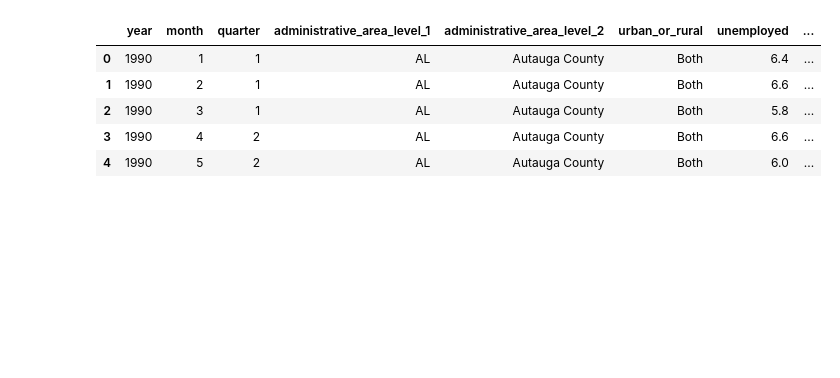
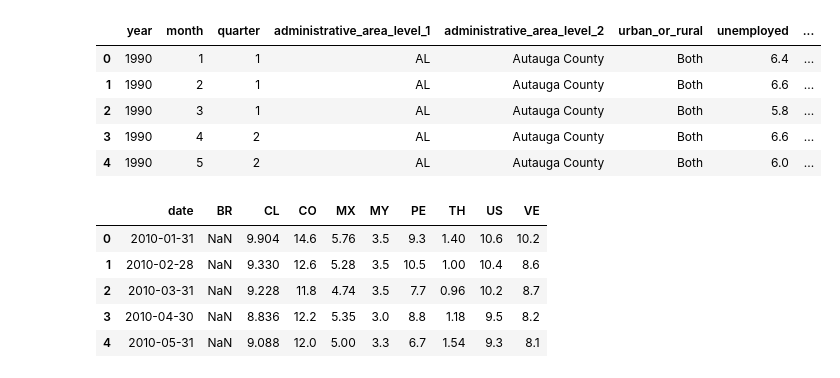
Before and after one commit to spfraib/twitter, a Jupyter notebook: 6-mentions/6.2-get-survey-predictions-from-mentions-counts.ipynb, the cells around one changed output. Cells and saved outputs as stored; diff of their text form; code cells hidden in the pictures; blank space fills up the shorter version.

Commit message:
more surveys

```diff
--- a/6-mentions/6.2-get-survey-predictions-from-mentions-counts.ipynb
+++ b/6-mentions/6.2-get-survey-predictions-from-mentions-counts.ipynb
@@ -20,7 +24,7 @@ else:
     path_to_data='/scratch/spf248/twitter/data'
 
 path_to_mentions=os.path.join(path_to_data,'mentions',country_code)
-path_to_surveys=os.path.join(path_to_data,'surveys',country_code)
+path_to_official_data=os.path.join(path_to_data,'official')
 print(path_to_mentions)
-print(path_to_surveys)
+print(path_to_official_data)
 # %% [output]
@@ -82,0 +99,9 @@ survey.head()
+# %%
+aggregates.head()
+# %% [output]
+|  | date | BR | CL | CO | MX | MY | PE | TH | US | VE |
+| 0 | 2010-01-31 | NaN | 9.904 | 14.6 | 5.76 | 3.5 | 9.3 | 1.40 | 10.6 | 10.2 |
+| 1 | 2010-02-28 | NaN | 9.330 | 12.6 | 5.28 | 3.5 | 10.5 | 1.00 | 10.4 | 8.6 |
+| 2 | 2010-03-31 | NaN | 9.228 | 11.8 | 4.74 | 3.5 | 7.7 | 0.96 | 10.2 | 8.7 |
+| 3 | 2010-04-30 | NaN | 8.836 | 12.2 | 5.35 | 3.0 | 8.8 | 1.18 | 9.5 | 8.2 |
+| 4 | 2010-05-31 | NaN | 9.088 | 12.0 | 5.00 | 3.3 | 6.7 | 1.54 | 9.3 | 8.1 |
```
Also changed, not shown: parts of 14 cells of this notebook, 2 other files.
